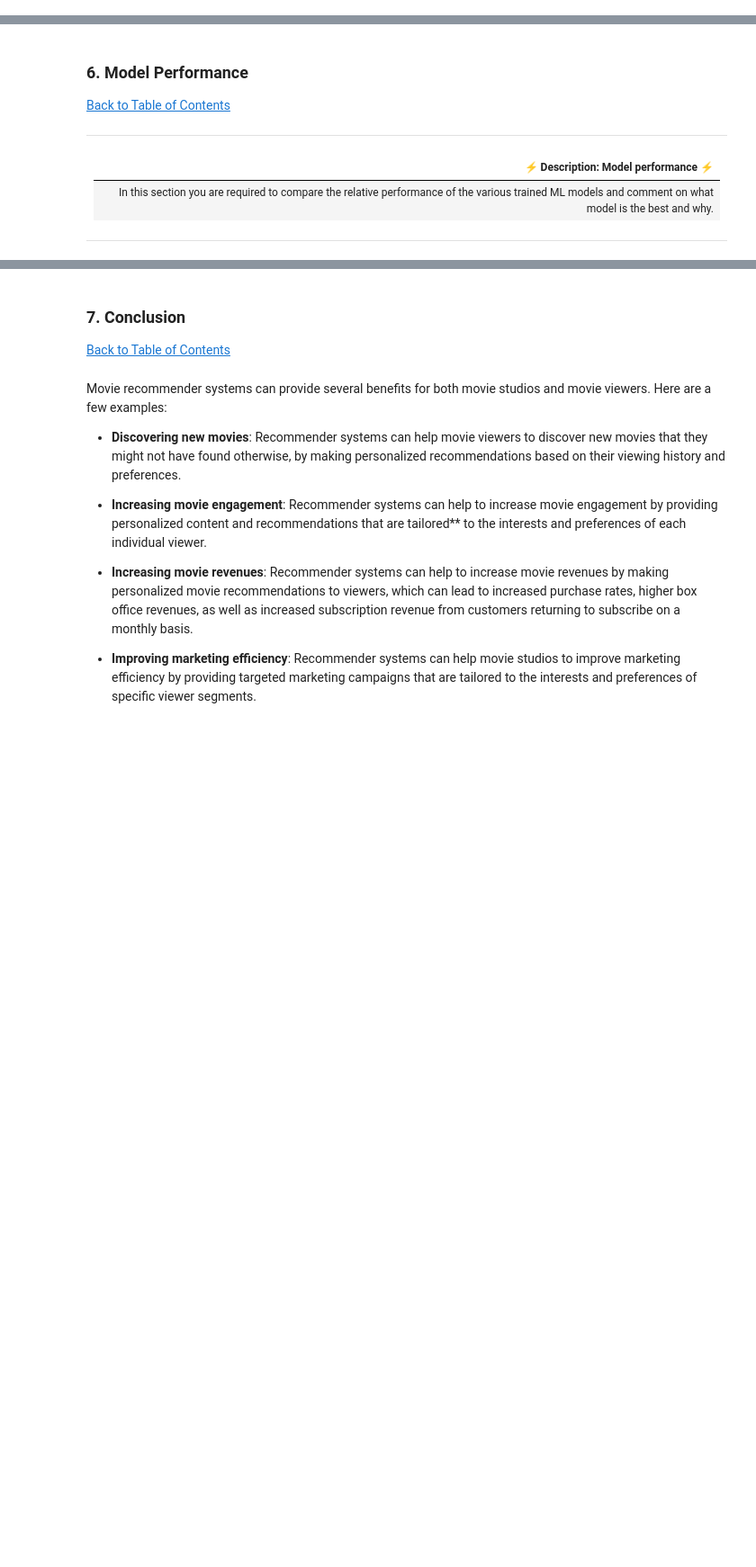
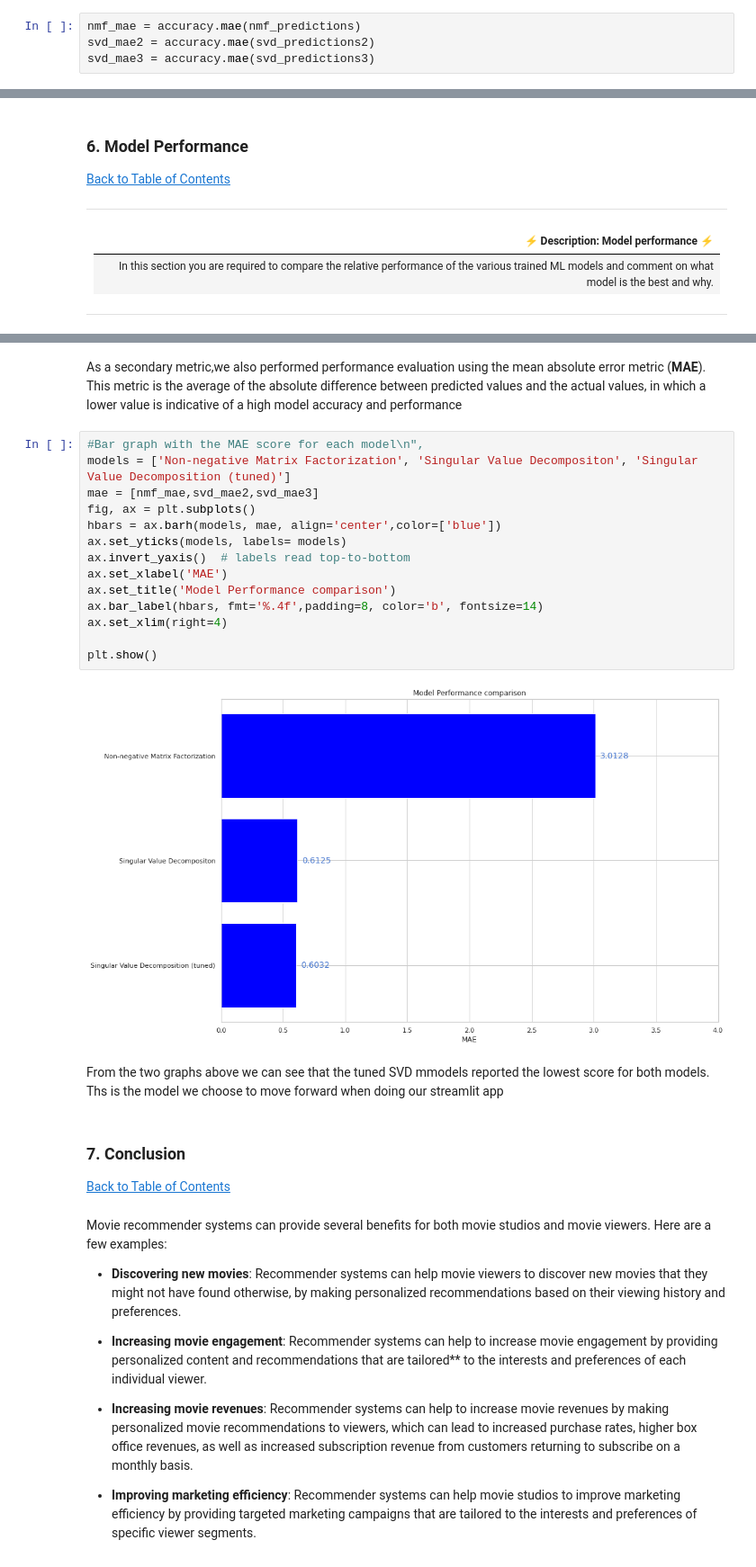
Before and after one commit to MrSathekge/Unsupervised-Learning-Sprint-2207FTDS-Team-JM5, a Jupyter notebook: uml-team-jm5.ipynb, the cells around one changed output, grey strips where cells are left out. Shown at 90% size. Drawn from its saved outputs; the diff is of its cells as text; blank space fills up the shorter version.

```diff
--- a/uml-team-jm5.ipynb
+++ b/uml-team-jm5.ipynb
@@ -1237,3 +809,7 @@ Processing epoch 2
 Processing epoch 3
 Processing epoch 4
 RMSE: 3.1907
+# %%
+nmf_mae = accuracy.mae(nmf_predictions)
+svd_mae2 = accuracy.mae(svd_predictions2)
+svd_mae3 = accuracy.mae(svd_predictions3)
@@ -1339,3 +911,23 @@ slo_rmse=accuracy.rmse(slo_predictions)
+# %% [markdown]
+As a secondary metric,we also performed performance evaluation using the mean absolute error metric (**MAE**). This metric is the average of the absolute difference between predicted values and the actual values, in which a lower value is indicative of a high model accuracy and performance
+# %%
+#Bar graph with the MAE score for each model\n",
+models = ['Non-negative Matrix Factorization', 'Singular Value Decompositon', 'Singular Value Decomposition (tuned)']
+mae = [nmf_mae,svd_mae2,svd_mae3]
+fig, ax = plt.subplots()
+hbars = ax.barh(models, mae, align='center',color=['blue'])
+ax.set_yticks(models, labels= models)
+ax.invert_yaxis()  # labels read top-to-bottom
+ax.set_xlabel('MAE')
+ax.set_title('Model Performance comparison')
+ax.bar_label(hbars, fmt='%.4f',padding=8, color='b', fontsize=14)
+ax.set_xlim(right=4)
+
+plt.show()
+# %% [output]
+[figure, added]
+# %% [markdown]
+From the two graphs above we can see that the tuned SVD mmodels reported the lowest score for both models. Ths is the model we choose to move forward when doing our streamlit app
 # %% [markdown]
  <a id="seven"></a>
 ### 7. Conclusion
```
Also changed, not shown: parts of 72 cells of this notebook.
